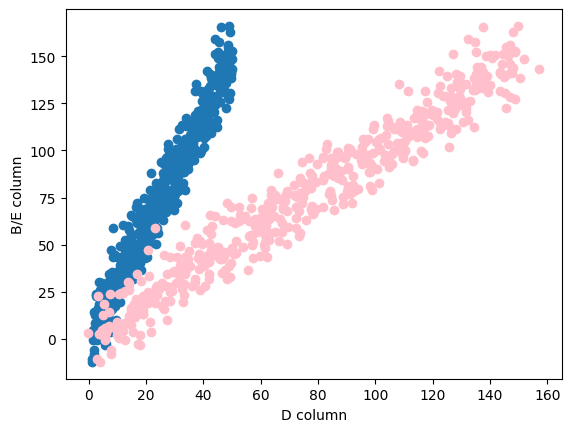
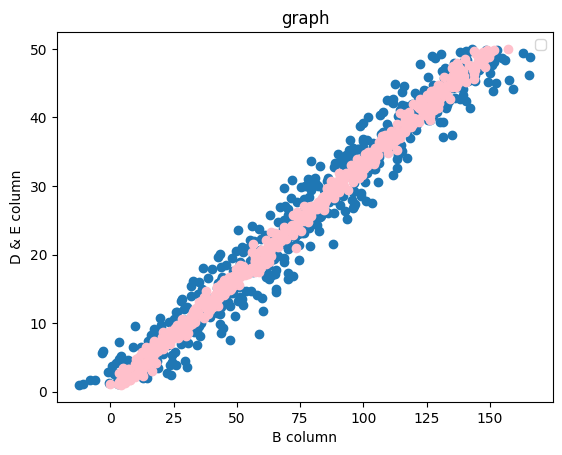
The notebook cell's code change between the first figure and the second:
--- before
+++ after
@@ -1,5 +1,7 @@
-plt.scatter(df["B"], df["D"])
-plt.scatter(df["E"], df["D"],color = "pink")
-plt.xlabel("D column")
-plt.ylabel("B/E column")
+plt.scatter(df["D"], df["B"])
+plt.scatter(df["E"], df["B"],color = "pink")
+plt.ylabel("D & E column")
+plt.xlabel("B column")
+plt.legend()
+plt.title("graph")
 plt.show()

Commit: Created using Colab